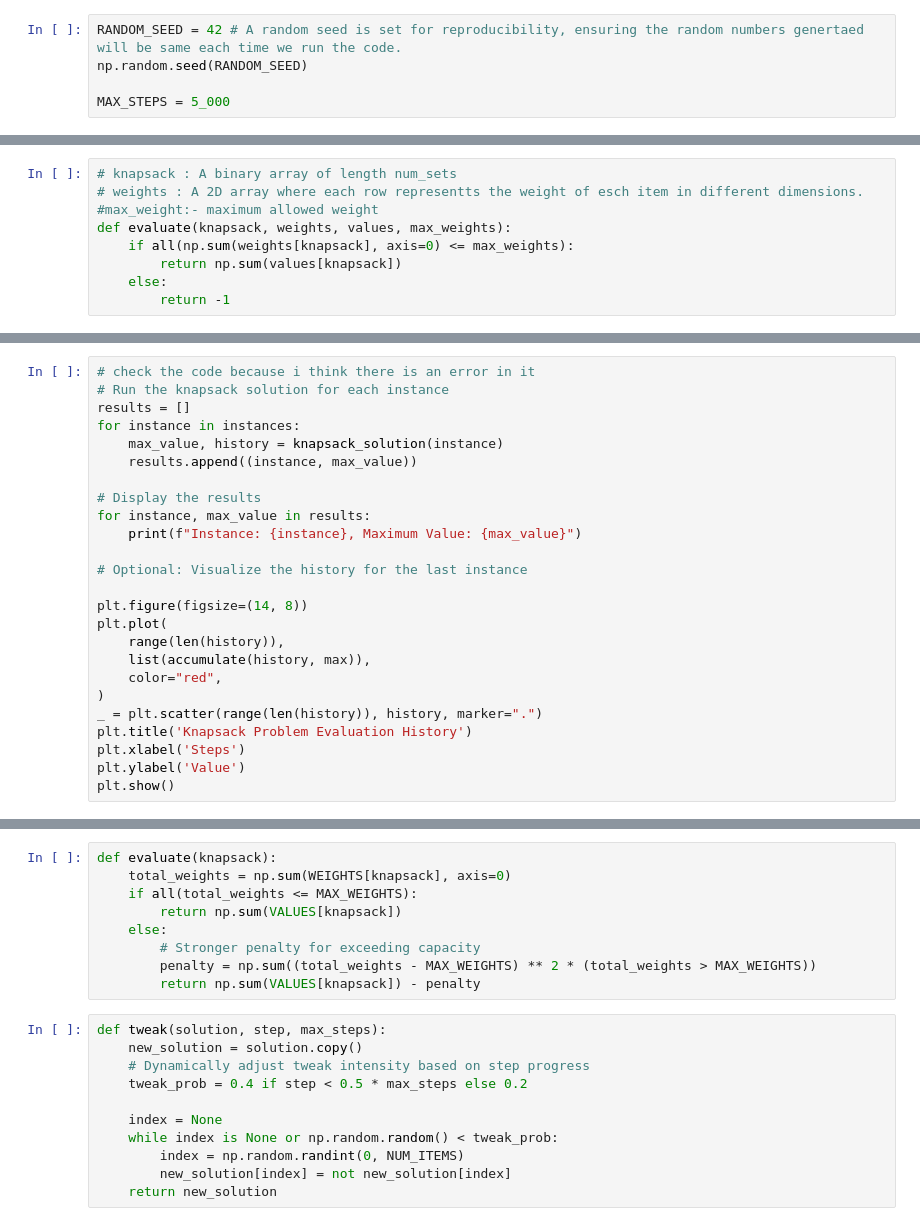
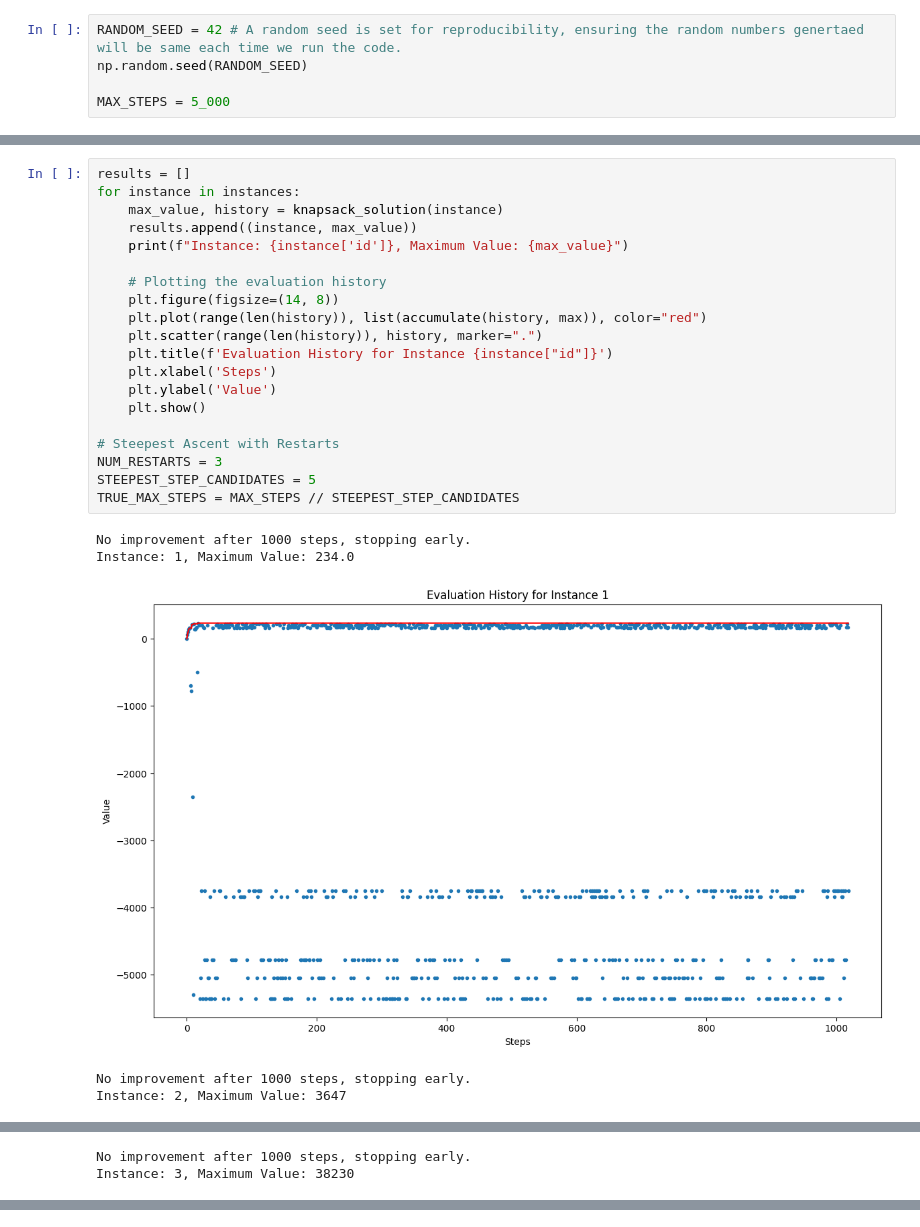
Before and after one commit to AnjaliVaghjiani/CI2024_lab1, a Jupyter notebook: lab1.ipynb, the cells around one changed output, grey strips where cells are left out. Drawn from its saved outputs; the diff is of its cells as text.

Commit message:
Implementaion of the code with graph output

```diff
--- a/lab1.ipynb
+++ b/lab1.ipynb
@@ -34,9 +22,0 @@ sets.append((set_element, set_value, set_weight))
-# %%
-# knapsack : A binary array of length num_sets
-# weights : A 2D array where each row representts the weight of esch item in different dimensions.
-#max_weight:- maximum allowed weight
-def evaluate(knapsack, weights, values, max_weights):
-    if all(np.sum(weights[knapsack], axis=0) <= max_weights):
-        return np.sum(values[knapsack])
-    else:
-        return -1
@@ -69,25 +72,26 @@ def knapsack_solution(instance):
 # %%
-# check the code because i think there is an error in it
-# Run the knapsack solution for each instance
 results = []
 for instance in instances:
     max_value, history = knapsack_solution(instance)
     results.append((instance, max_value))
+    print(f"Instance: {instance['id']}, Maximum Value: {max_value}")
 
-# Display the results
-for instance, max_value in results:
-    print(f"Instance: {instance}, Maximum Value: {max_value}")
+    # Plotting the evaluation history
+    plt.figure(figsize=(14, 8))
+    plt.plot(range(len(history)), list(accumulate(history, max)), color="red")
+    plt.scatter(range(len(history)), history, marker=".")
+    plt.title(f'Evaluation History for Instance {instance["id"]}')
+    plt.xlabel('Steps')
+    plt.ylabel('Value')
+    plt.show()
 
-# Optional: Visualize the history for the last instance
-
-plt.figure(figsize=(14, 8))
-plt.plot(
-    range(len(history)),
-    list(accumulate(history, max)),
-    color="red",
-)
-_ = plt.scatter(range(len(history)), history, marker=".")
-plt.title('Knapsack Problem Evaluation History')
-plt.xlabel('Steps')
-plt.ylabel('Value')
-plt.show()
+# Steepest Ascent with Restarts
+NUM_RESTARTS = 3
+STEEPEST_STEP_CANDIDATES = 5
+TRUE_MAX_STEPS = MAX_STEPS // STEEPEST_STEP_CANDIDATES
+# %% [output]
+No improvement after 1000 steps, stopping early.
+Instance: 1, Maximum Value: 234.0
+[figure, added]
+No improvement after 1000 steps, stopping early.
+Instance: 2, Maximum Value: 3647
@@ -93,0 +99,2 @@ plt.show()
+No improvement after 1000 steps, stopping early.
+Instance: 3, Maximum Value: 38230
@@ -94,20 +101,0 @@ plt.show()
-# %%
-def evaluate(knapsack):
-    total_weights = np.sum(WEIGHTS[knapsack], axis=0)
-    if all(total_weights <= MAX_WEIGHTS):
-        return np.sum(VALUES[knapsack])
-    else:
-        # Stronger penalty for exceeding capacity
-        penalty = np.sum((total_weights - MAX_WEIGHTS) ** 2 * (total_weights > MAX_WEIGHTS))
-        return np.sum(VALUES[knapsack]) - penalty
-# %%
-def tweak(solution, step, max_steps):
-    new_solution = solution.copy()
-    # Dynamically adjust tweak intensity based on step progress
-    tweak_prob = 0.4 if step < 0.5 * max_steps else 0.2
-
-    index = None
-    while index is None or np.random.random() < tweak_prob:
-        index = np.random.randint(0, NUM_ITEMS)
-        new_solution[index] = not new_solution[index]
-    return new_solution
```
Also changed, not shown: parts of 16 cells of this notebook.
